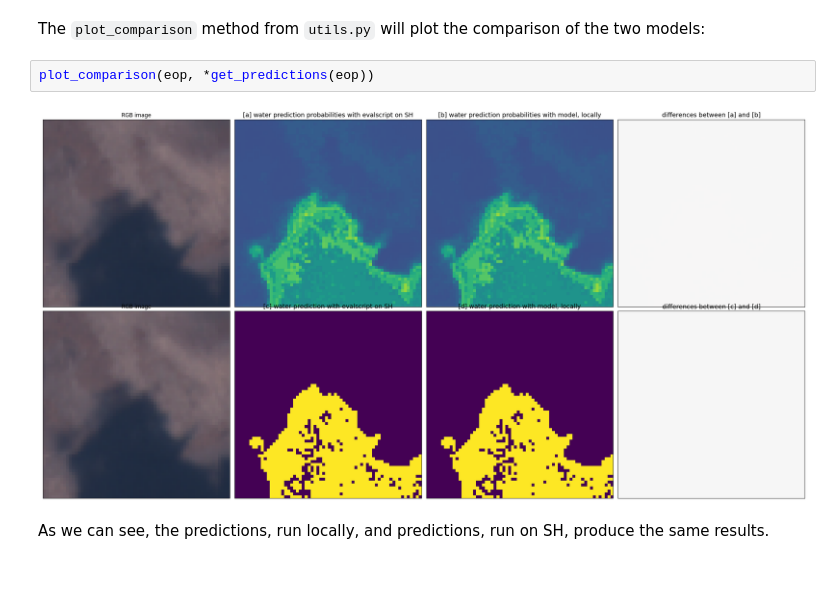
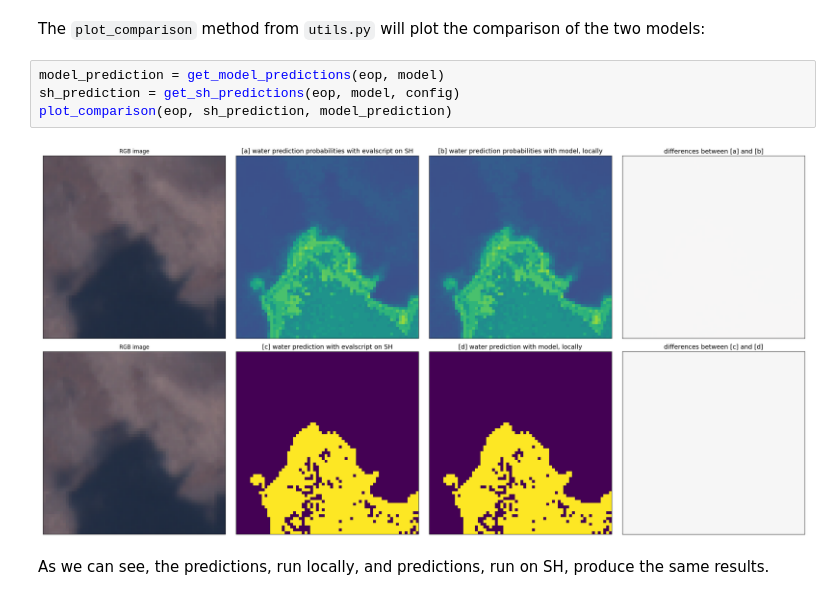
Before and after one commit to sentinel-hub/eo-learn-examples, a Jupyter notebook: custom-script/machine-learning-evalscript.ipynb, the cells around one changed output. Cells and saved outputs as stored; diff of their text form.

```diff
--- a/custom-script/machine-learning-evalscript.ipynb
+++ b/custom-script/machine-learning-evalscript.ipynb
@@ -436,9 +430,11 @@ def get_predictions(patch):
 # %% [markdown]
 The `plot_comparison` method from `utils.py` will plot the comparison of the two models:
-# %%
-plot_comparison(eop, *get_predictions(eop))
-# %% [output]
-[figure, removed]
+# %%
+model_prediction = get_model_predictions(eop, model)
+sh_prediction = get_sh_predictions(eop, model, config)
+plot_comparison(eop, sh_prediction, model_prediction)
+# %% [output]
+[figure, added]
 # %% [markdown]
 As we can see, the predictions, run locally, and predictions, run on SH, produce the same results.
 # %% [markdown]
```
Also changed, not shown: parts of 16 cells of this notebook, 2 other files.
